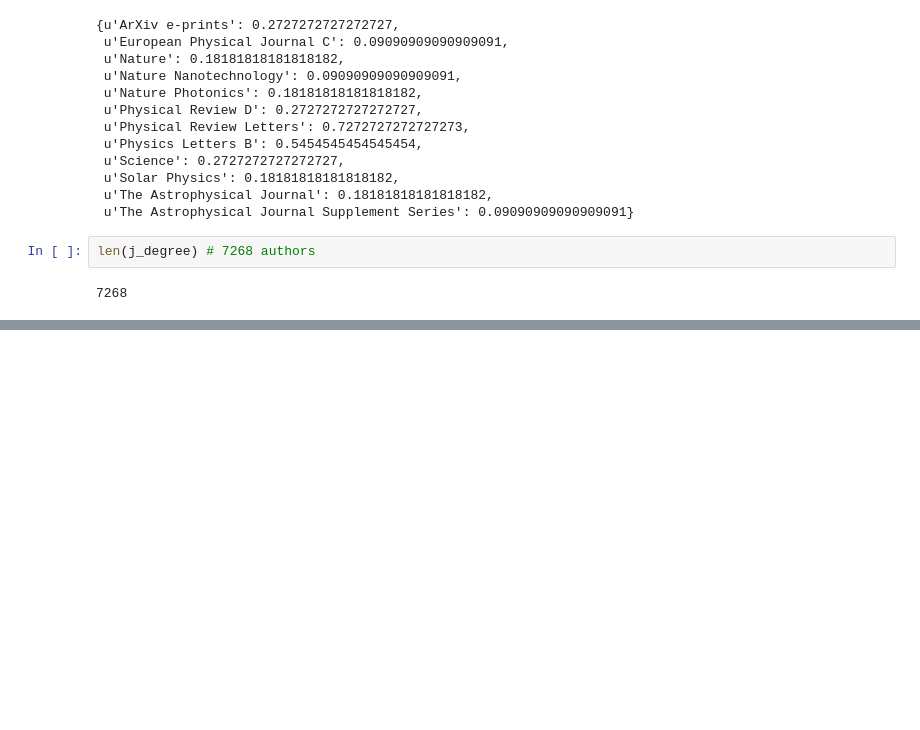
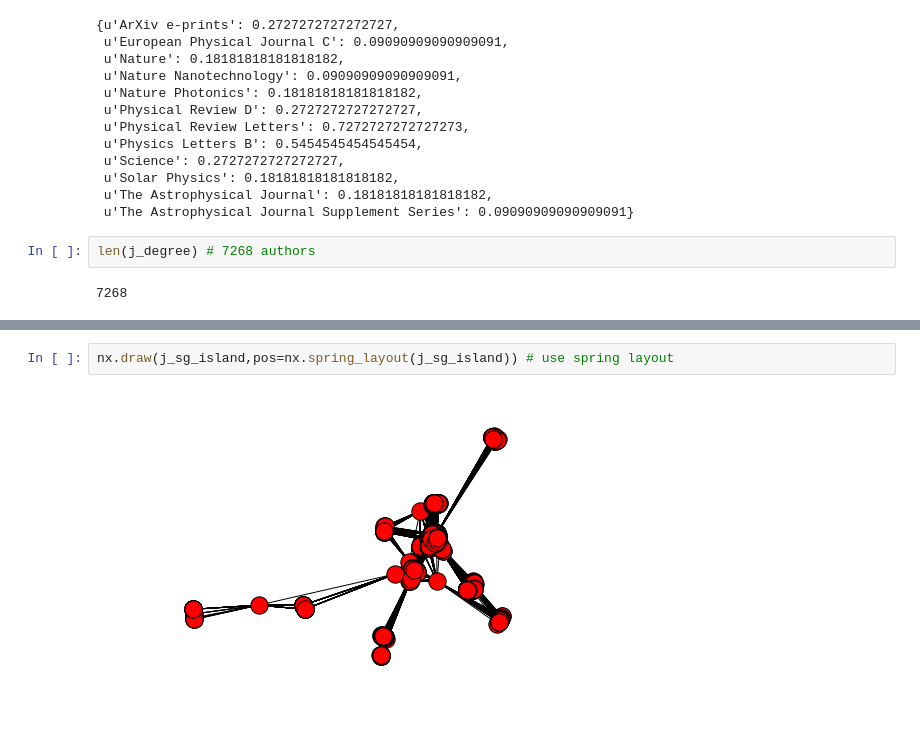
Before and after one commit to bsnacks000/IPySigma-Demo, a Jupyter notebook: IPySig_demo_data/IPySig_demo_data.ipynb, the cells around one changed output, grey strips where cells are left out. Drawn from its saved outputs; the diff is of its cells as text; blank space fills up the shorter version.

```diff
--- a/IPySig_demo_data/IPySig_demo_data.ipynb
+++ b/IPySig_demo_data/IPySig_demo_data.ipynb
@@ -142,0 +143,4 @@ nx.draw(a_sg_island,pos=nx.spring_layout(G)) # use spring layout
+# %%
+nx.draw(j_sg_island,pos=nx.spring_layout(j_sg_island)) # use spring layout
+# %% [output]
+[figure, added]
```
Also changed, not shown: parts of 1 cell of this notebook.
